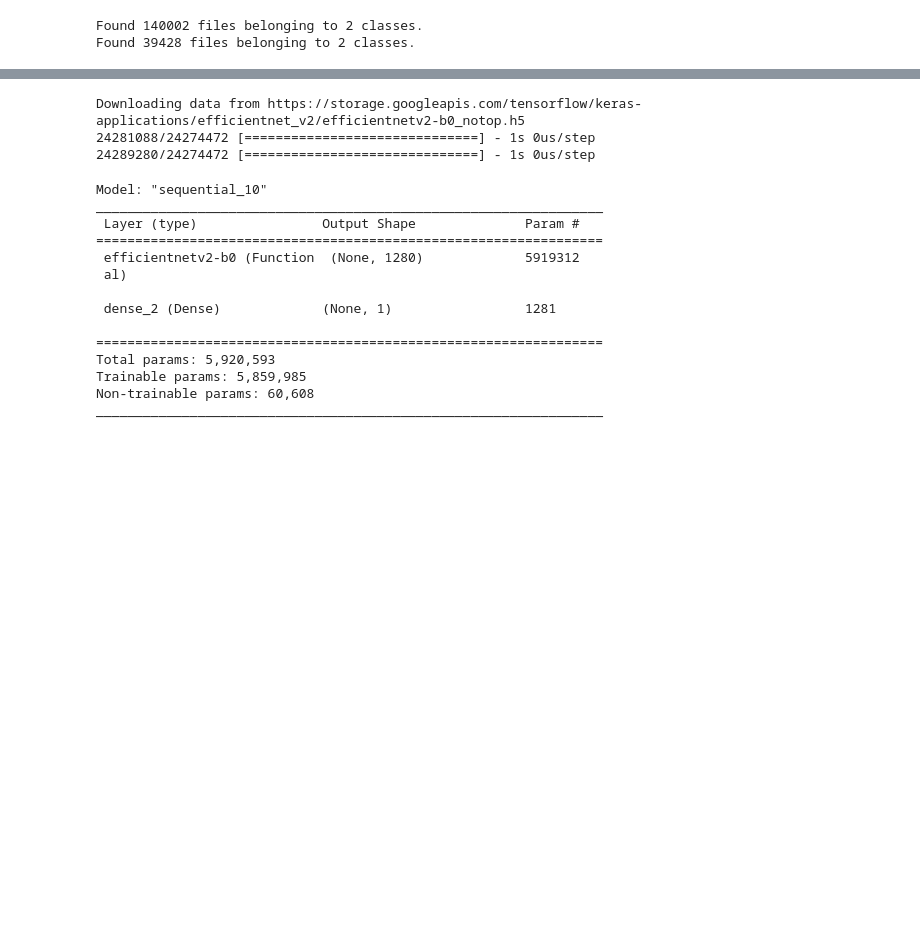
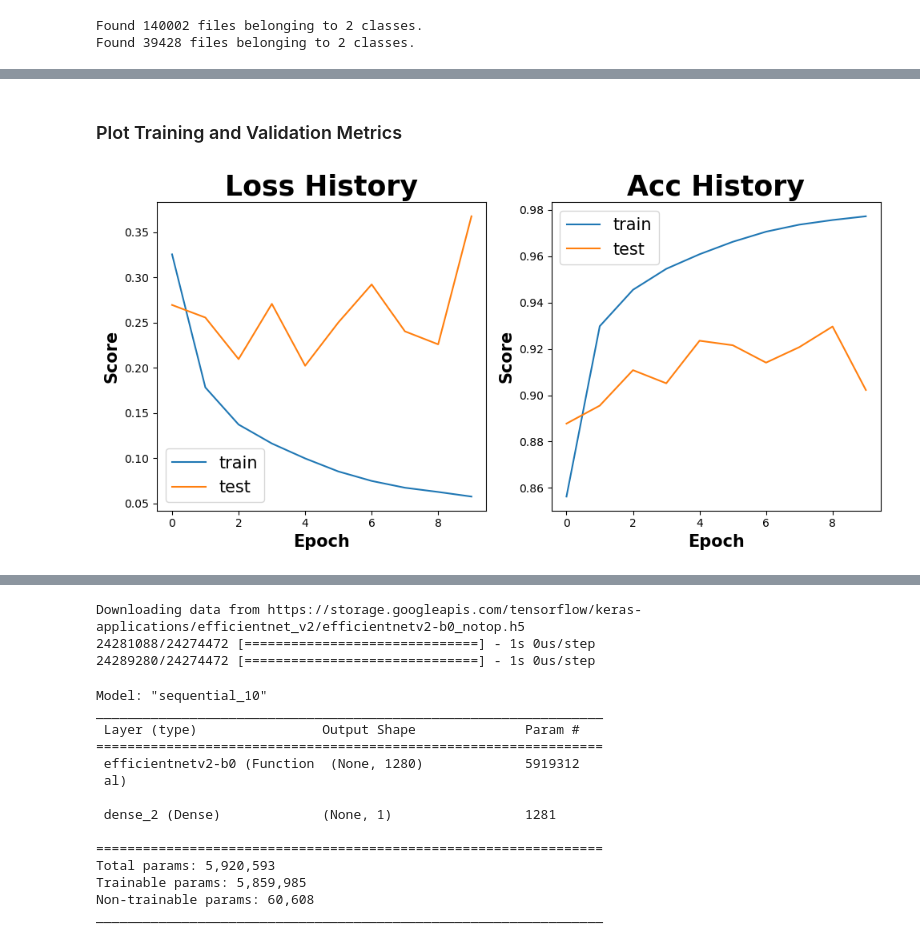
Before and after one commit to annabchox/deepfake-detector, a Jupyter notebook: Code/Main/Training/Reid_NN.ipynb, the cells around one changed output, grey strips where cells are left out. Cells and saved outputs as stored; diff of their text form; code cells hidden in the pictures; blank space fills up the shorter version.

Commit message:
updated notebook with results from CNN model and filled out notebook with markdown and comments

```diff
--- a/Code/Main/Training/Reid_NN.ipynb
+++ b/Code/Main/Training/Reid_NN.ipynb
@@ -31,2 +37,5 @@ validation_directory = '../../../Data/Validation/'
+# %%
+train_directory = '../../Data/Train/'
+validation_directory = '../../Data/Validation/'
 # %% [markdown]
 ### Image Shapes
@@ -56,0 +132,5 @@ Found 39428 files belonging to 2 classes.
+# %%
+cnn_model.compile(optimizer='adam',
+                  loss='bce',
+                  metrics=['acc']
+                 )
@@ -56,0 +139,2 @@ Found 39428 files belonging to 2 classes.
+# %%
+cnn_history = cnn_model.fit(train_ds, validation_data=val_ds, epochs=10)
@@ -57,2 +164,8 @@ Found 39428 files belonging to 2 classes.
+# %% [markdown]
+### Plot Training and Validation Metrics
+# %%
+config.graph_me(cnn_history, ['acc'])
+# %% [output]
+[figure, added]
 # %% [markdown]
 # EfficientnetV2B0 Model
```
Also changed, not shown: parts of 32 cells of this notebook.
